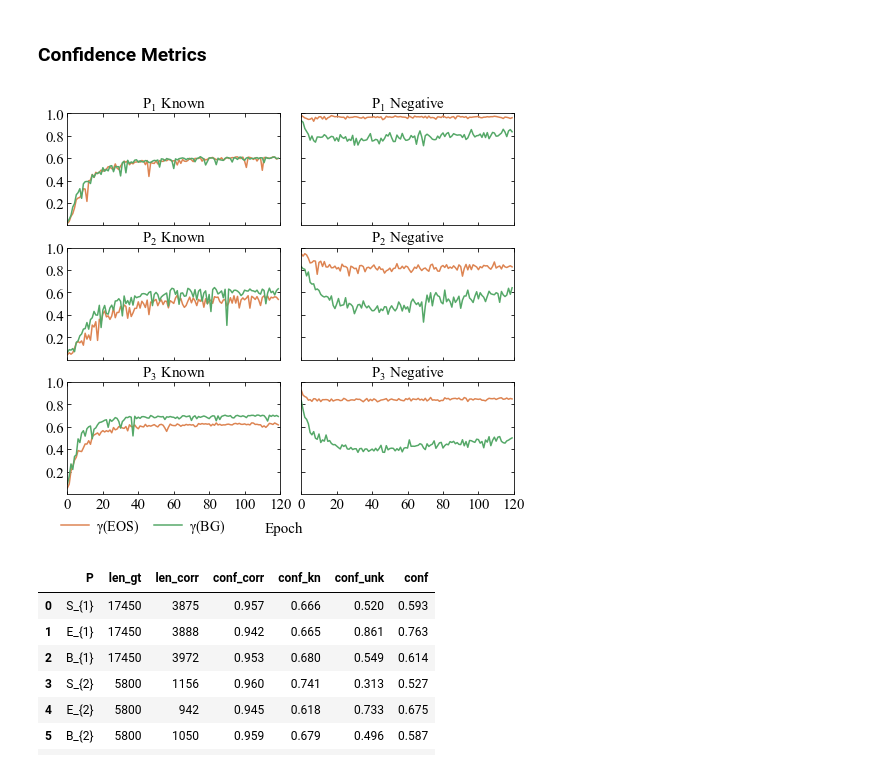
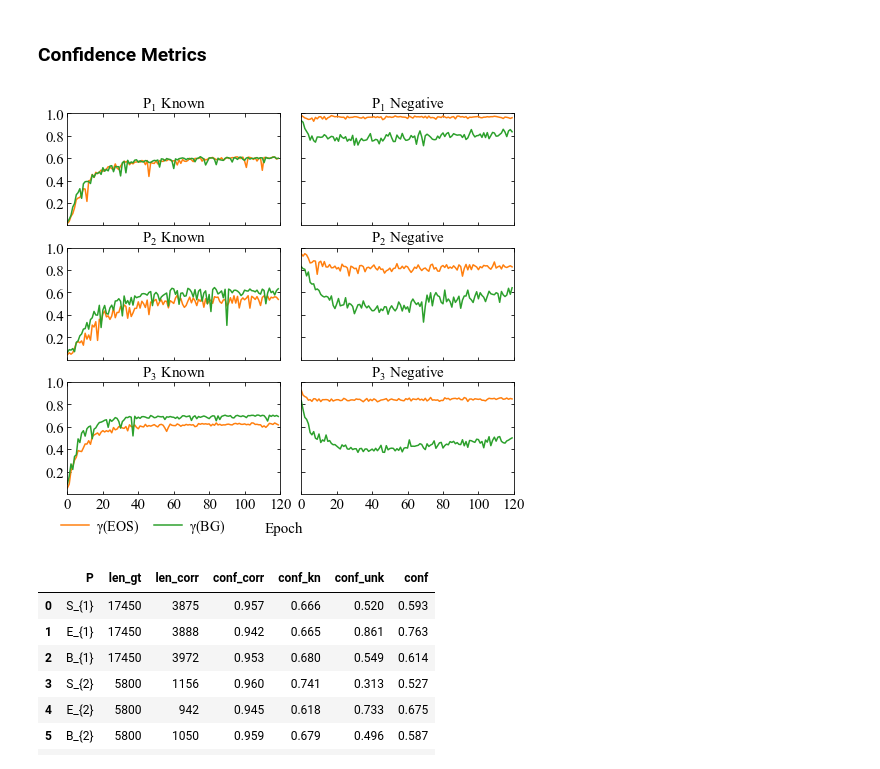
Before and after one commit to AIML-IfI/openset-imagenet, a Jupyter notebook: analysis/open_set_imagenet.ipynb, the cells around one changed output. Saved outputs shown, nothing was run; the diff lists cells and outputs as text; code cells hidden in the pictures.

```diff
--- a/analysis/open_set_imagenet.ipynb
+++ b/analysis/open_set_imagenet.ipynb
@@ -241,7 +260,7 @@ exp_paths = {
 linewidth = 1.5
 legend_pos = "lower right"
 font_size = 15
-color_palette = sns.color_palette("deep")
+color_palette = cm.get_cmap('tab10', 10).colors
 fig = plt.figure(figsize=(8,7))
 gs = fig.add_gridspec(3, 2, hspace=0.2, wspace=0.1)
 axs = gs.subplots(sharex=True, sharey=True)
@@ -257,34 +276,34 @@ for ix, (exp_name, f_path)  in enumerate(event_paths.items()):
     _, step_kn, val_kn = zip(*event_acc.Scalars('val/conf_kn'))
     ax_kn.plot(step_kn, val_kn, linewidth=linewidth, label = exp_name + ' kn', color=color_palette[ix%2 + 1])
     # Plot unknown confidence
     _, step_unk, val_unk = zip(*event_acc.Scalars('val/conf_unk'))
     ax_unk.plot(step_unk, val_unk, linewidth=linewidth, label = exp_name + ' unk', color=color_palette[ix%2 + 1], )
     # set titles
     title1 = "$\mathdefault{P_{" + str(ix//2 + 1) + "}}$ Known"
     title2 = "$\mathdefault{P_{" + str(ix//2 + 1) + "}}$ Negative"
     ax_kn.set_title(title1, fontsize=font_size)
     ax_unk.set_title(title2, fontsize=font_size)
 
 # Manual legend
 axs[-2].legend([ '$\mathdefault{\gamma(EOS)}$', '$\mathdefault{\gamma(BG)}$'], frameon=False,
                fontsize=font_size - 1, bbox_to_anchor=(0.8, -0.1), ncol=2, handletextpad=0.5, columnspacing=1)
 
 for ax in axs:
     # set the tick parameters for the current axis handler
     ax.tick_params(which='both', bottom=True, top=True, left=True, right=True, direction='in')
     ax.tick_params(labelbottom=True, labeltop=False, labelleft=True, labelright=False, labelsize=font_size)
     ax.set_xlim(0, 120)
     ax.set_ylim(0, 1)
     # Thicklocator parameters
     ax.yaxis.set_major_locator(MaxNLocator(5, prune='lower'))
     ax.xaxis.set_major_locator(MaxNLocator(6))
     ax.label_outer()
 # X label
 fig.text(0.5, 0.05, 'Epoch', ha='center', fontsize=font_size)
 plt.savefig('fig/confidence.pdf', dpi=90, bbox_inches='tight', pad_inches = 0)
 plt.show()
 # %% [output]
-[figure, old version]
+[figure, new version]
 # %%
 # Get the confidence of the correctly classified samples
 threshold = 0.5
```
Also changed, not shown: parts of 7 cells of this notebook, 2 other files.
